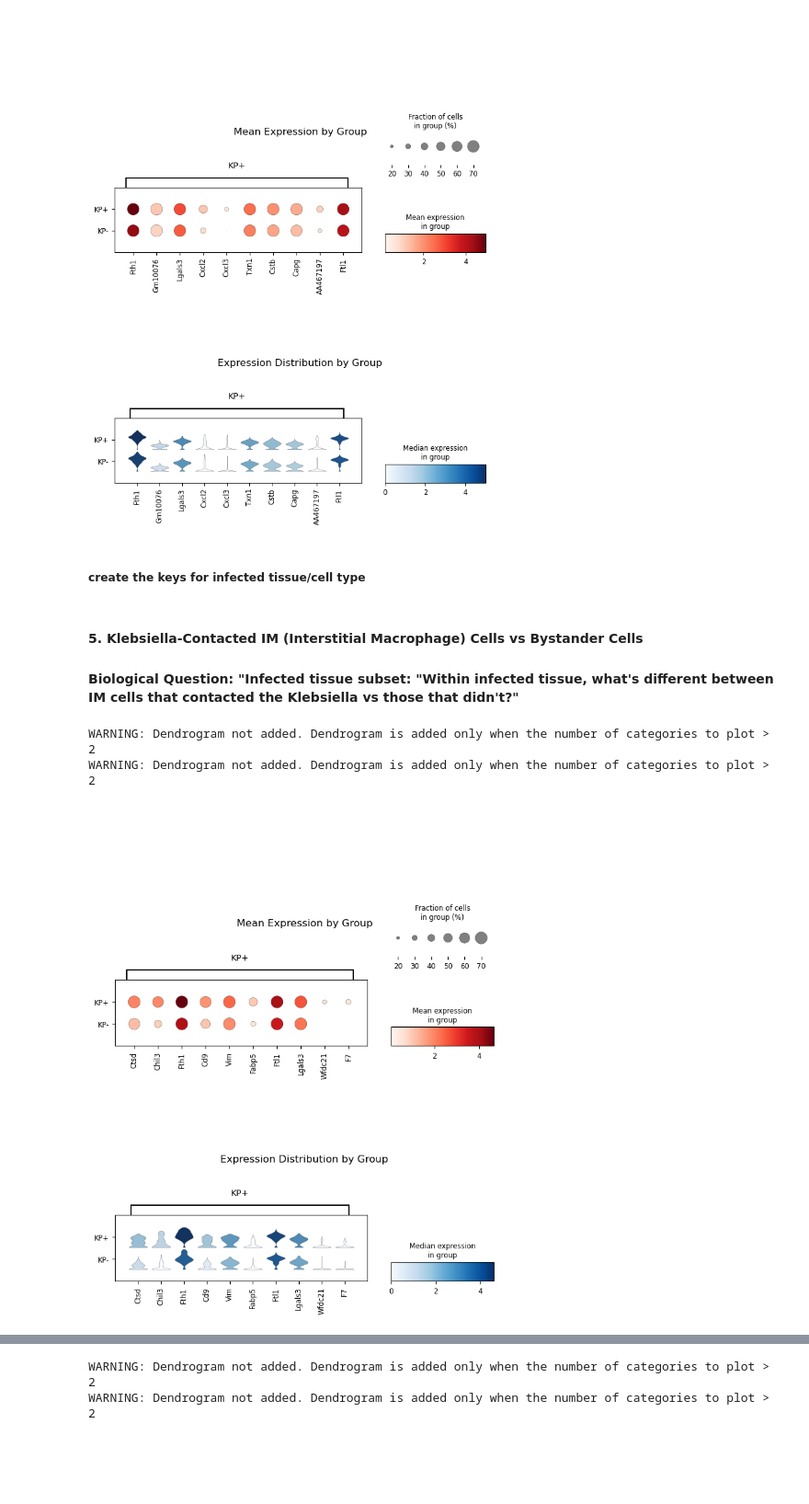
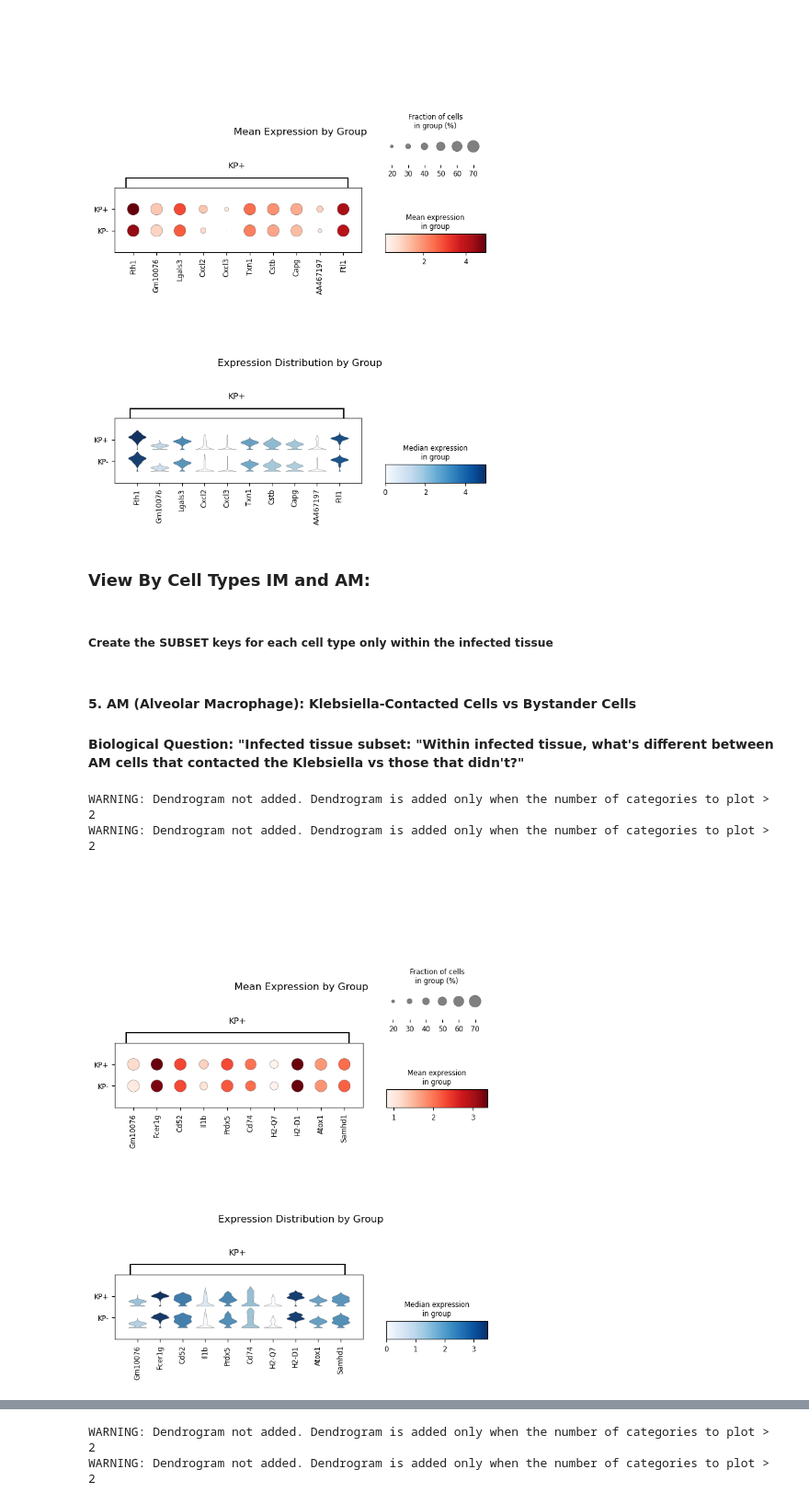
Before and after one commit to brian-rao/transcriptomics-klebsiella-lung-macrophage, a Jupyter notebook: 5 - Differential Expression Analysis.ipynb, the cells around one changed output, grey strips where cells are left out. Shown: that part at 92% size. Cells and saved outputs as stored; diff of their text form; code cells hidden in the pictures; blank space fills up the shorter version.

```diff
--- a/notebooks/5 - Differential Expression Analysis.ipynb
+++ b/5 - Differential Expression Analysis.ipynb
@@ -55,0 +44,7 @@ sc.tl.leiden(adata, flavor="igraph", key_added="leiden", resolution=0.5)
+# %%
+# First create the condition and cell_type columns
+adata.obs['cell_type'] = adata.obs['title_x'].str.split('_').str[0]  # AM or IM
+adata.obs['condition'] = adata.obs['title_x'].str.split('_').str[1]  # Control, KP+, KP-
+# %%
+adata.obs['infected_status'] = adata.obs['condition'].map({'Control': 'Control', 'KP+': 'Infected', 'KP-':
+ 'Infected'})
@@ -75,3 +72,10 @@ KP+        810
 KP-        798
 Control    791
 Name: count, dtype: int64
+# %%
+#create subsets for each condition:
+# Create cell type subsets
+am_cells = adata[adata.obs['cell_type'] == 'AM'].copy()
+im_cells = adata[adata.obs['cell_type'] == 'IM'].copy()
+# Create infected cells subset (KP+ and KP- only, excluding Control)
+infected_cells = adata[adata.obs['condition'].isin(['KP+', 'KP-'])].copy()
@@ -184,11 +227,18 @@ plt.show()
 WARNING: Dendrogram not added. Dendrogram is added only when the number of categories to plot > 2
 WARNING: Dendrogram not added. Dendrogram is added only when the number of categories to plot > 2
 [figure]
+# %% [markdown]
+### View By Cell Types IM and AM:
 # %% [markdown]
-##### create the keys for infected tissue/cell type
+##### Create the SUBSET keys for each cell type only within the infected tissue
 # %%
+# Create AM and IM infected subsets as copies - didnt work as temporrary views within the DE
+am_infected_cells = infected_cells[infected_cells.obs['cell_type'] == 'AM'].copy()
+im_infected_cells = infected_cells[infected_cells.obs['cell_type'] == 'IM'].copy()
+
 # Create AM bacterial vs bystander key
-am_infected_cells = infected_cells[infected_cells.obs['cell_type'] == 'AM'].copy()
+# Run AM bacterial vs bystander DE on infected_cells subset
+# Filter to AM/IMcells within the groupby
 sc.tl.rank_genes_groups(
     am_infected_cells,
     groupby='condition',
@@ -198,8 +248,7 @@ sc.tl.rank_genes_groups(
     key_added='am_bacterial_vs_bystander')
 
 
-# Create IM bacterial vs bystander key
-im_infected_cells = infected_cells[infected_cells.obs['cell_type'] == 'IM'].copy()
+# Run IM bacterial vs bystander DE
 sc.tl.rank_genes_groups(
     im_infected_cells,
     groupby='condition',
@@ -207,30 +256,34 @@ sc.tl.rank_genes_groups(
     reference='KP-',
     method='wilcoxon',
     key_added='im_bacterial_vs_bystander')
+
+# Then add the results back to infected_cells
+infected_cells.uns['am_bacterial_vs_bystander'] = am_infected_cells.uns['am_bacterial_vs_bystander']
+infected_cells.uns['im_bacterial_vs_bystander'] = im_infected_cells.uns['im_bacterial_vs_bystander']
 # %% [markdown]
-#### 5. Klebsiella-Contacted IM (Interstitial Macrophage) Cells vs Bystander Cells
-#### Biological Question: "Infected tissue subset: "Within infected tissue, what's different between IM cells that contacted the Klebsiella vs those that didn't?"
+#### 5. AM (Alveolar Macrophage): Klebsiella-Contacted Cells vs Bystander Cells
+#### Biological Question: "Infected tissue subset: "Within infected tissue, what's different between AM cells that contacted the Klebsiella vs those that didn't?"
 # %%
 fig, (ax1, ax2) = plt.subplots(2, 1, figsize=(8, 10))
 
 # Plot without showing, then remove default titles
-sc.pl.rank_genes_groups_dotplot(im_infected_cells, n_genes=10, key='im_bacterial_vs_bystander',
+sc.pl.rank_genes_groups_dotplot(infected_cells, n_genes=10, key='am_bacterial_vs_bystander',
                                dot_max=0.7, dot_min=0.1,
                                ax=ax1, show=False)
 ax1.set_title('')  # Remove default title
 ax1.text(0.5, 0.5, 'Mean Expression by Group', transform=ax1.transAxes,
          ha='center', va='bottom', fontsize=12)
 
-sc.pl.rank_genes_groups_stacked_violin(im_infected_cells, n_genes=10, key='im_bacterial_vs_bystander',
+sc.pl.rank_genes_groups_stacked_violin(infected_cells, n_genes=10, key='am_bacterial_vs_bystander',
                                       ax=ax2, show=False)
 ax2.set_title('')  # Remove default title
 ax2.text(0.5, 0.5, 'Expression Distribution by Group', transform=ax2.transAxes,
          ha='center', va='bottom', fontsize=12)
 
 plt.subplots_adjust(hspace=0)
 plt.show()
 # %% [output]
 WARNING: Dendrogram not added. Dendrogram is added only when the number of categories to plot > 2
 WARNING: Dendrogram not added. Dendrogram is added only when the number of categories to plot > 2
-[figure, old version]
+[figure, new version]
 # %% [markdown]
```
Also changed, not shown: parts of 9 cells of this notebook, 3 other files.
